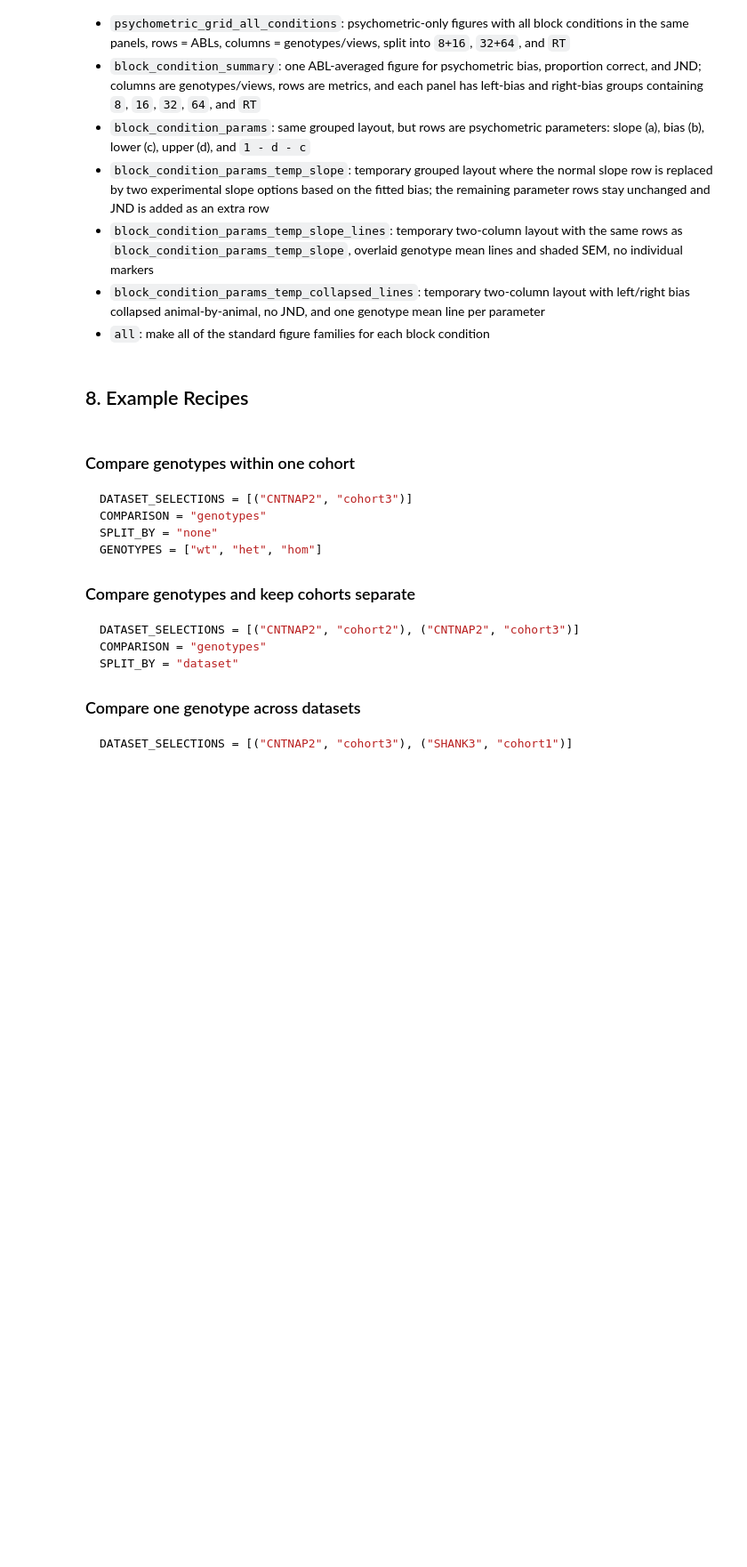
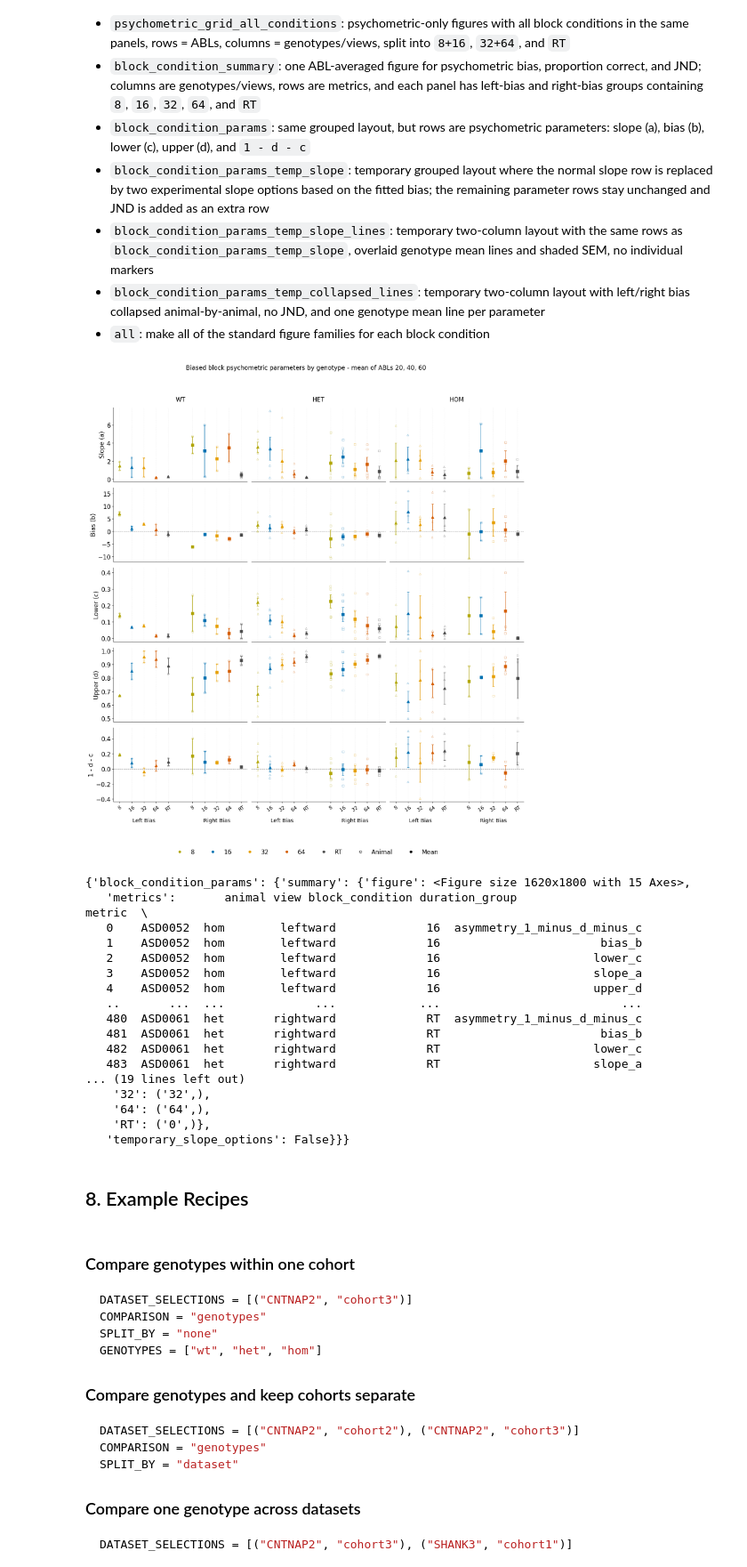
Before and after one commit to MafValente/rat_analysis, a Jupyter notebook: notebooks/ASD/04_stim_duration.ipynb, the cells around one changed output. Shown at 89% size. Saved outputs shown, nothing was run; the diff lists cells and outputs as text; code cells hidden in the pictures; blank space fills up the shorter version.

```diff
--- a/notebooks/ASD/04_stim_duration.ipynb
+++ b/notebooks/ASD/04_stim_duration.ipynb
@@ -200,3 +129,38 @@ out["figures"]
+# %%
+import importlib
+from IPython.display import display
+import matplotlib.pyplot as plt
+import StimDur.layouts as slayouts
+import Pipeline.stimdur as stimdur
+
+importlib.reload(slayouts)
+stimdur = importlib.reload(stimdur)
+
+PLOT_MODE = "performance_all"
+
+# With WT and HOM selected: two per-genotype performance figures,
+# the combined ABL × ILD grid, and the combined-genotype ABL panels.
+out = stimdur.plot_stimdur_comparison(
+    bundle=bundle,
+    views=views,
+    plot_mode=PLOT_MODE,
+    show=False,
+    abls=(20, 40, 60),
+    absilds=(1, 2, 4, 8, 16),
+)
+
+print("Figures:", list(out["figures"]))
+
+def display_stimdur_figures(figures):
+    for name, figure in figures.items():
+        if isinstance(figure, dict):
+            display_stimdur_figures(figure)
+        else:
+            print(name)
+            display(figure)
+            plt.close(figure)
+
+display_stimdur_figures(out["figures"])
 # %% [markdown]
 ## 7. Biased-Block Stim Duration
 
@@ -231,6 +195,7 @@ BIASED_STIMDUR_SESSION_TYPES = (23,)
 biased_fcfg = FilterConfig(
     training_min=16,
     session_min=13,
+    session_min_datasets=(("CNTNAP2", "cohort2"),),  # other cohorts keep early sessions
     drop_repeat_trials=True,
     session_type_values=[23],
 )
@@ -350,20 +390,39 @@ Use `BIASED_PLOT_MODE` in the next cell to choose the layout:
 # %%
 import importlib
 import Pipeline.stimdur as stimdur
 
 importlib.reload(stimdur)
 
-BIASED_PLOT_MODE = "by_view"  # or "block_condition_summary", "block_condition_params", "block_condition_params_temp_slope", "block_condition_params_temp_slope_lines", "block_condition_params_temp_collapsed_lines", "condition_by_stimdur", "metric_grid_by_stimdur", "psychometric_grid_by_condition", or "psychometric_grid_all_conditions"
+BIASED_PLOT_MODE = "block_condition_params"  # or "block_condition_summary", "block_condition_params", "block_condition_params_temp_slope", "block_condition_params_temp_slope_lines", "block_condition_params_temp_collapsed_lines", "condition_by_stimdur", "metric_grid_by_stimdur", "psychometric_grid_by_condition", or "psychometric_grid_all_conditions"
 
 biased_out = stimdur.plot_biased_block_stimdur_comparison(
     bundle=biased_bundle,
     plot_mode=BIASED_PLOT_MODE,
     show=True,
     abls=(20, 40, 60),
     absilds=(1, 2, 4, 8, 16),
 )
 
 biased_out["figures"]
+# %% [output]
+[figure, added]
+{'block_condition_params': {'summary': {'figure': <Figure size 1620x1800 with 15 Axes>,
+   'metrics':       animal view block_condition duration_group                       metric  \
+   0    ASD0052  hom        leftward             16  asymmetry_1_minus_d_minus_c
+   1    ASD0052  hom        leftward             16                       bias_b
+   2    ASD0052  hom        leftward             16                      lower_c
+   3    ASD0052  hom        leftward             16                      slope_a
+   4    ASD0052  hom        leftward             16                      upper_d
+   ..       ...  ...             ...            ...                          ...
+   480  ASD0061  het       rightward             RT  asymmetry_1_minus_d_minus_c
+   481  ASD0061  het       rightward             RT                       bias_b
+   482  ASD0061  het       rightward             RT                      lower_c
+   483  ASD0061  het       rightward             RT                      slope_a
+... (19 lines left out)
+    '32': ('32',),
+    '64': ('64',),
+    'RT': ('0',)},
+   'temporary_slope_options': False}}}
 # %% [markdown]
 ## 8. Example Recipes
 # %% [markdown]
```
Also changed, not shown: parts of 7 cells of this notebook, 33 other files.
